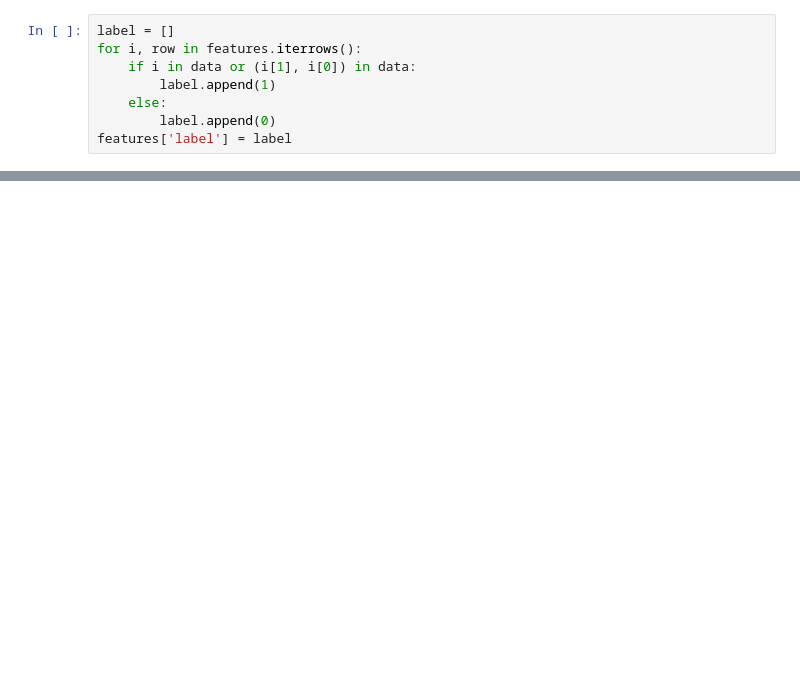
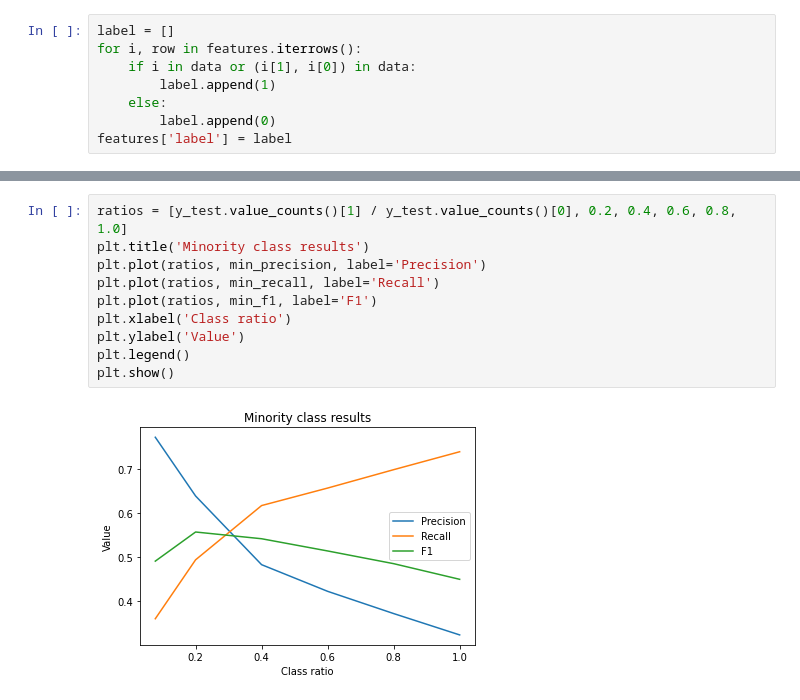
Before and after one commit to reluzita/LU-SNACS, a Jupyter notebook: test.ipynb, the cells around one changed output, grey strips where cells are left out. Cells and saved outputs as stored; diff of their text form; blank space fills up the shorter version.

```diff
--- a/test.ipynb
+++ b/test.ipynb
@@ -90,0 +178,12 @@ weighted avg       0.97      0.98      0.97     50443
+# %%
+ratios = [y_test.value_counts()[1] / y_test.value_counts()[0], 0.2, 0.4, 0.6, 0.8, 1.0]
+plt.title('Minority class results')
+plt.plot(ratios, min_precision, label='Precision')
+plt.plot(ratios, min_recall, label='Recall')
+plt.plot(ratios, min_f1, label='F1')
+plt.xlabel('Class ratio')
+plt.ylabel('Value')
+plt.legend()
+plt.show()
+# %% [output]
+[figure, added]
```
Also changed, not shown: parts of 25 cells of this notebook, 4 other files.
